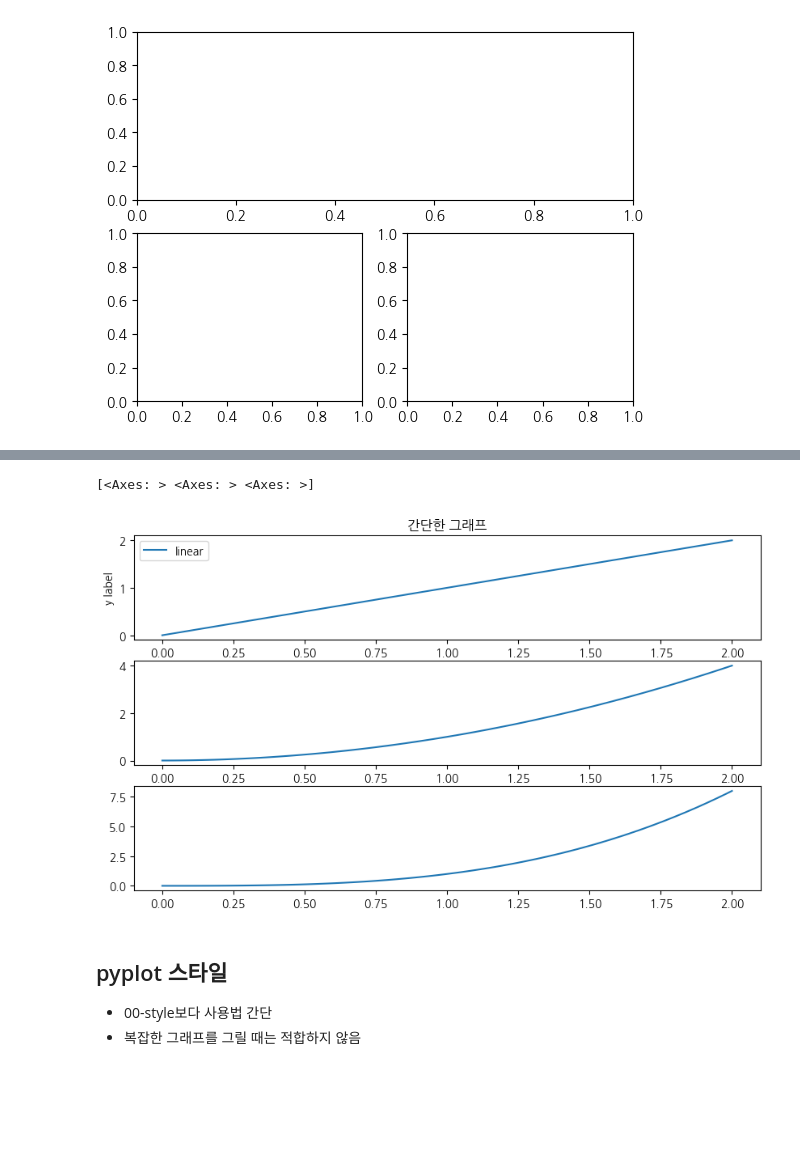
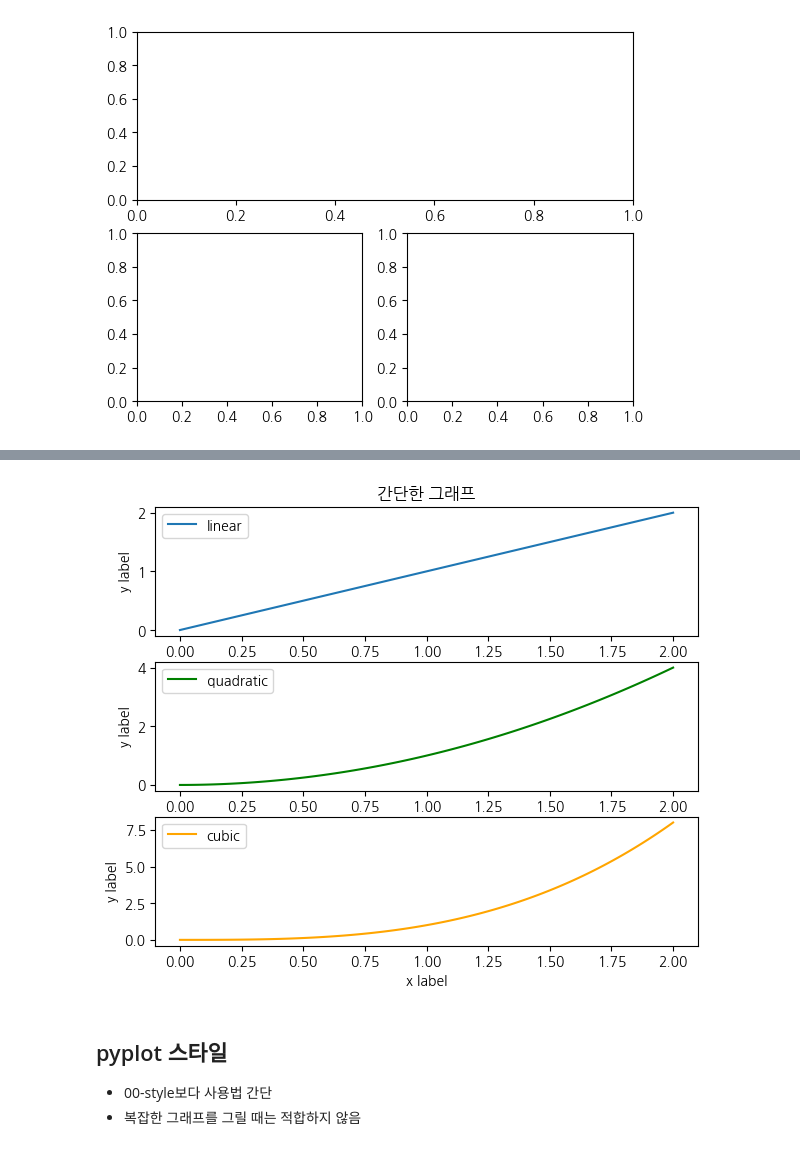
Before and after one commit to KEEPGOINGNOW/Fintech_Service_2nd, a Jupyter notebook: 05_Machine_Learning/04_matplotlib_사용법.ipynb, the cells around one changed output, grey strips where cells are left out. Drawn from its saved outputs; the diff is of its cells as text; code cells hidden in the pictures; blank space fills up the shorter version.

```diff
--- a/05_Machine_Learning/04_matplotlib_사용법.ipynb
+++ b/05_Machine_Learning/04_matplotlib_사용법.ipynb
@@ -120,17 +128,33 @@ plt.show()
 # %%
-fig, ax = plt.subplots(3,1,figsize = (10,5.7))
-print(ax)
+# 3행 1열 그래프 그릴 공간 설정
+fig, ax = plt.subplots(3,1,figsize = (7,5.7))
+
+# 선형 그래프 생성
+# x축, y축 설명, 그래프 제목 및 범례 표시 설정
 ax[0].plot(x , x, label='linear')
-ax[1].plot(x, x**2, label='quadratic')
-ax[2].plot(x, x**3, label='cubic')
 ax[0].set_xlabel('x label')
 ax[0].set_ylabel('y label')
 ax[0].set_title('간단한 그래프')
 ax[0].legend()
+
+# 제곱 그래프 생성
+# x축, y축 설명, 그래프 제목 및 범례 표시 설정
+ax[1].plot(x, x**2, label='quadratic', color='green')
+ax[1].set_xlabel('x label')
+ax[1].set_ylabel('y label')
+ax[1].legend()
+
+# 세제곱 그래프 생성
+# x축, y축 설명, 그래프 제목 및 범례 표시 설정
+ax[2].plot(x, x**3, label='cubic', color='orange')
+ax[2].set_xlabel('x label')
+ax[2].set_ylabel('y label')
+ax[2].legend()
+
+# 그래프 출력
 plt.show()
 # %% [output]
-[<Axes: > <Axes: > <Axes: >]
-[figure, old version]
+[figure, new version]
 # %% [markdown]
 ## pyplot 스타일
 - 00-style보다 사용법 간단
```
Also changed, not shown: parts of 15 cells of this notebook, 3 other files.
